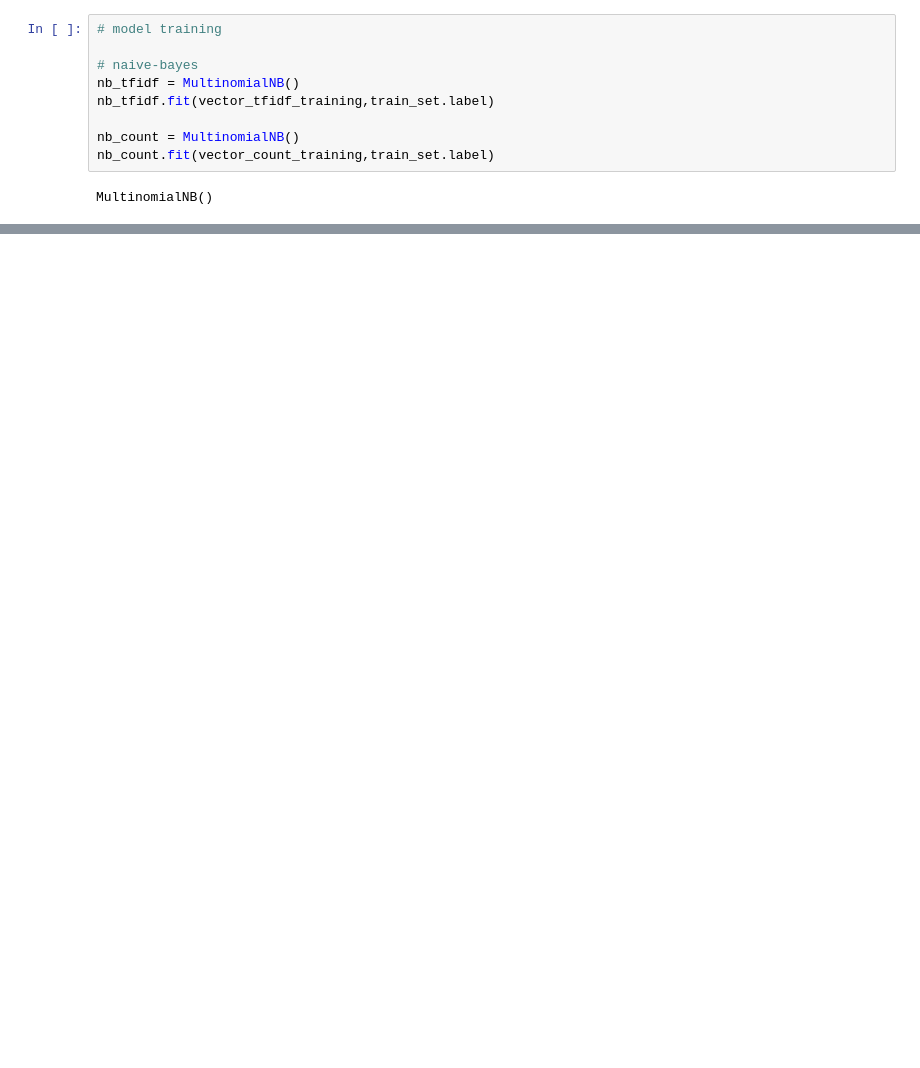
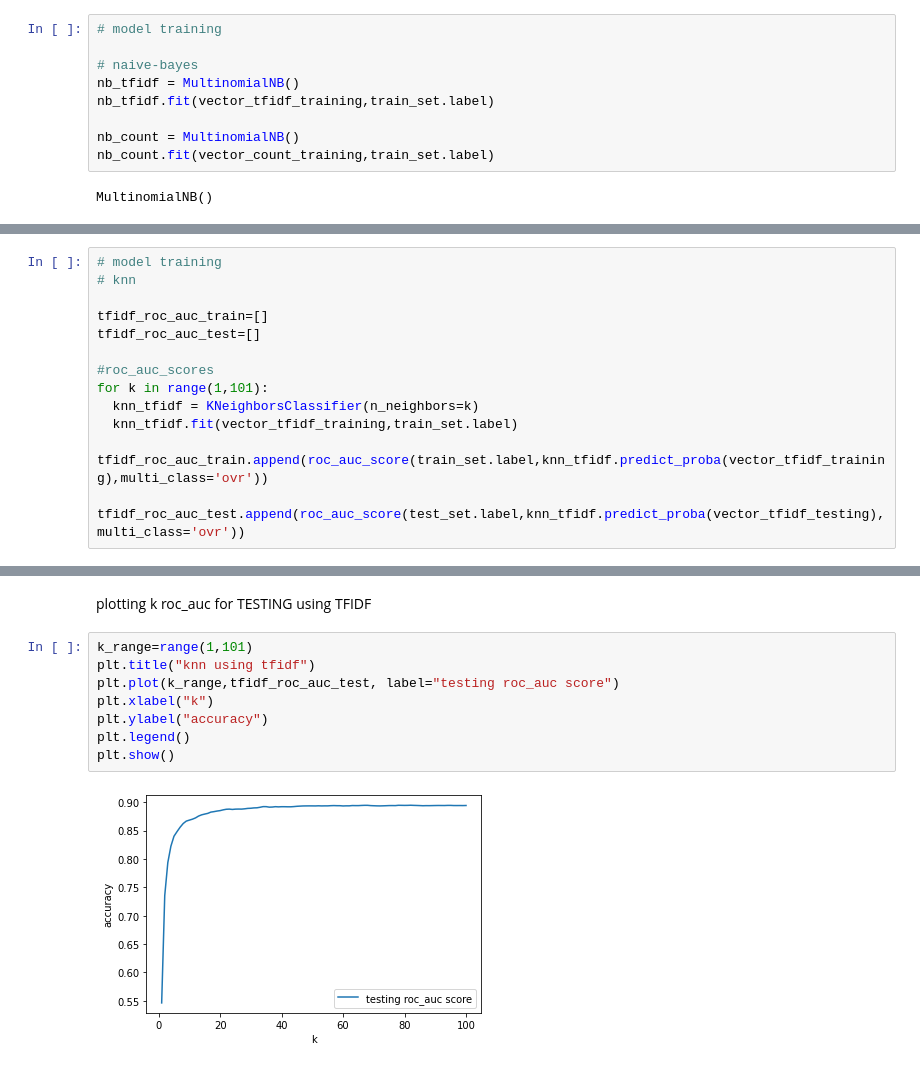
Before and after one commit to samruddhideode/Sanvadita, a Jupyter notebook: sanvadita_task1.ipynb, the cells around one changed output, grey strips where cells are left out. Drawn from its saved outputs; the diff is of its cells as text; blank space fills up the shorter version.

```diff
--- a/sanvadita_task1.ipynb
+++ b/sanvadita_task1.ipynb
@@ -144,0 +137,13 @@ valid auc:  0.7726666666666666
+# %%
+# model training
+# knn
+
+tfidf_roc_auc_train=[]
+tfidf_roc_auc_test=[]
+
+#roc_auc_scores
+for k in range(1,101):
+  knn_tfidf = KNeighborsClassifier(n_neighbors=k)
+  knn_tfidf.fit(vector_tfidf_training,train_set.label)
+  tfidf_roc_auc_train.append(roc_auc_score(train_set.label,knn_tfidf.predict_proba(vector_tfidf_training),multi_class='ovr'))
+  tfidf_roc_auc_test.append(roc_auc_score(test_set.label,knn_tfidf.predict_proba(vector_tfidf_testing),multi_class='ovr'))
@@ -144,0 +205,12 @@ valid auc:  0.7726666666666666
+# %% [markdown]
+plotting k roc_auc for TESTING using TFIDF
+# %%
+k_range=range(1,101)
+plt.title("knn using tfidf")
+plt.plot(k_range,tfidf_roc_auc_test, label="testing roc_auc score")
+plt.xlabel("k")
+plt.ylabel("accuracy")
+plt.legend()
+plt.show()
+# %% [output]
+[figure, added]
```
Also changed, not shown: parts of 26 cells of this notebook.
